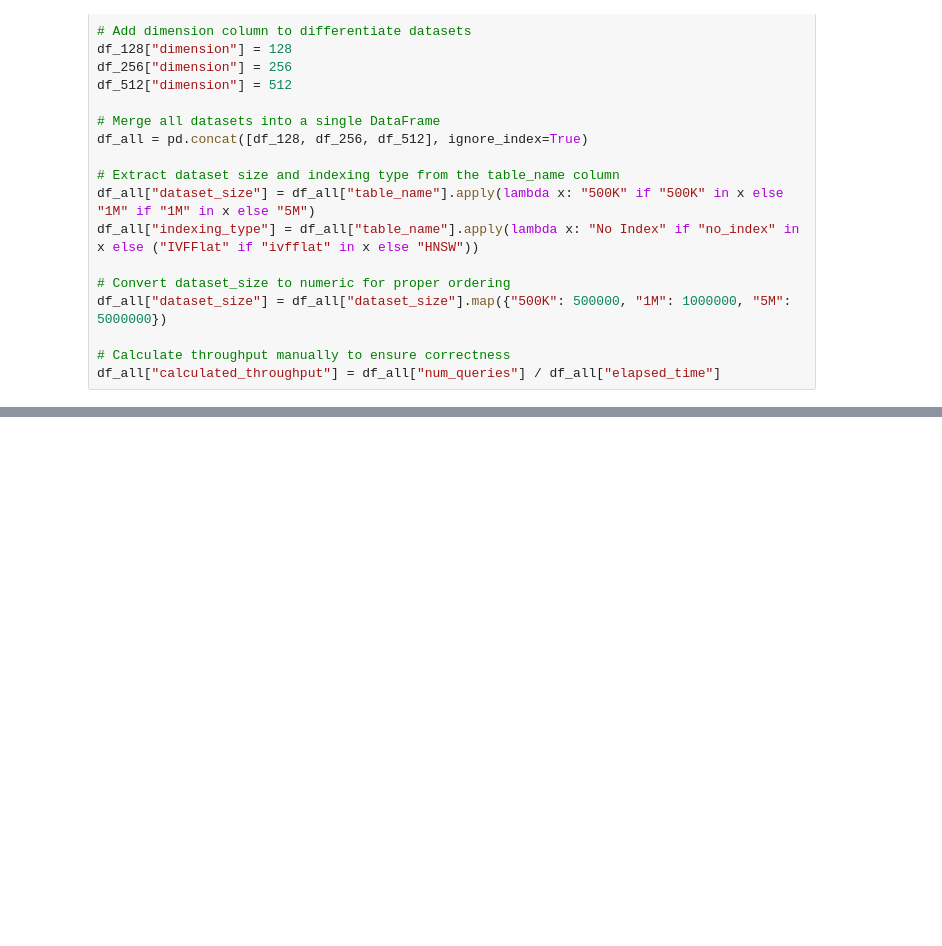
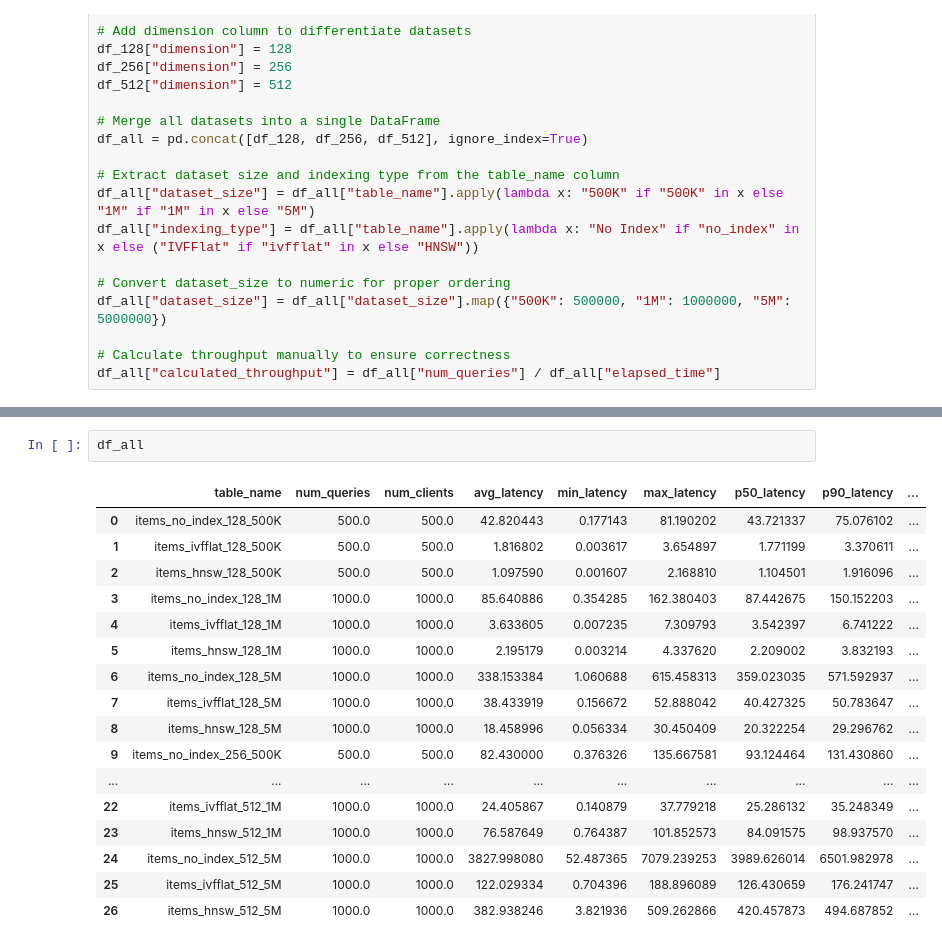
Before and after one commit to tanersarptonay/pgvector-benchmarking, a Jupyter notebook: visualize.ipynb, the cells around one changed output, grey strips where cells are left out. Cells and saved outputs as stored; diff of their text form; blank space fills up the shorter version.

```diff
--- a/visualize.ipynb
+++ b/visualize.ipynb
@@ -46,0 +47,20 @@ plot_throughput_vs_dataset_size(df_all)
+# %%
+df_all
+# %% [output]
+|  | table_name | num_queries | num_clients | avg_latency | min_latency | max_latency | p50_latency | p90_latency | ... |
+| 0 | items_no_index_128_500K | 500.0 | 500.0 | 42.820443 | 0.177143 | 81.190202 | 43.721337 | 75.076102 | ... |
+| 1 | items_ivfflat_128_500K | 500.0 | 500.0 | 1.816802 | 0.003617 | 3.654897 | 1.771199 | 3.370611 | ... |
+| 2 | items_hnsw_128_500K | 500.0 | 500.0 | 1.097590 | 0.001607 | 2.168810 | 1.104501 | 1.916096 | ... |
+| 3 | items_no_index_128_1M | 1000.0 | 1000.0 | 85.640886 | 0.354285 | 162.380403 | 87.442675 | 150.152203 | ... |
+| 4 | items_ivfflat_128_1M | 1000.0 | 1000.0 | 3.633605 | 0.007235 | 7.309793 | 3.542397 | 6.741222 | ... |
+| 5 | items_hnsw_128_1M | 1000.0 | 1000.0 | 2.195179 | 0.003214 | 4.337620 | 2.209002 | 3.832193 | ... |
+| 6 | items_no_index_128_5M | 1000.0 | 1000.0 | 338.153384 | 1.060688 | 615.458313 | 359.023035 | 571.592937 | ... |
+| 7 | items_ivfflat_128_5M | 1000.0 | 1000.0 | 38.433919 | 0.156672 | 52.888042 | 40.427325 | 50.783647 | ... |
+| 8 | items_hnsw_128_5M | 1000.0 | 1000.0 | 18.458996 | 0.056334 | 30.450409 | 20.322254 | 29.296762 | ... |
+| 9 | items_no_index_256_500K | 500.0 | 500.0 | 82.430000 | 0.376326 | 135.667581 | 93.124464 | 131.430860 | ... |
+| ... | ... | ... | ... | ... | ... | ... | ... | ... | ... |
+| 22 | items_ivfflat_512_1M | 1000.0 | 1000.0 | 24.405867 | 0.140879 | 37.779218 | 25.286132 | 35.248349 | ... |
+| 23 | items_hnsw_512_1M | 1000.0 | 1000.0 | 76.587649 | 0.764387 | 101.852573 | 84.091575 | 98.937570 | ... |
+| 24 | items_no_index_512_5M | 1000.0 | 1000.0 | 3827.998080 | 52.487365 | 7079.239253 | 3989.626014 | 6501.982978 | ... |
+| 25 | items_ivfflat_512_5M | 1000.0 | 1000.0 | 122.029334 | 0.704396 | 188.896089 | 126.430659 | 176.241747 | ... |
+| 26 | items_hnsw_512_5M | 1000.0 | 1000.0 | 382.938246 | 3.821936 | 509.262866 | 420.457873 | 494.687852 | ... |
```
Also changed, not shown: parts of 1 cell of this notebook, 2 other files.
